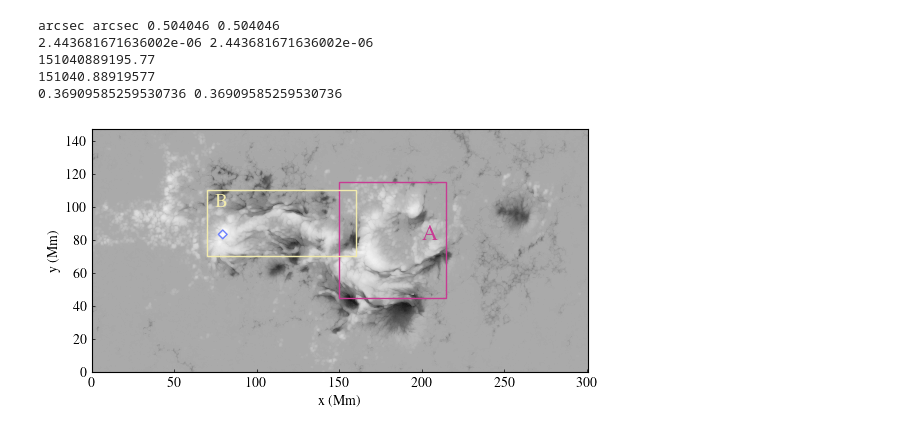
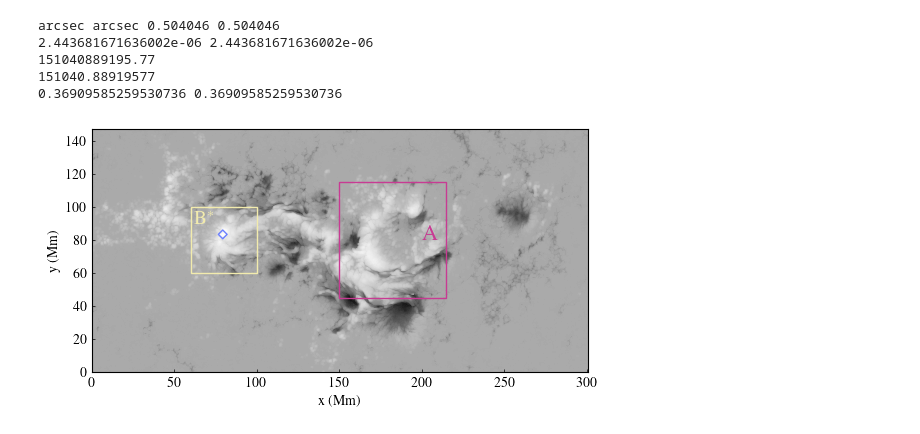
Before and after one commit to LMNadol/mflex, a Jupyter notebook: mhsflex/2024_cme_magnetograms.ipynb, the cells around one changed output. Drawn from its saved outputs; the diff is of its cells as text; code cells hidden in the pictures.

```diff
--- a/mhsflex/2024_cme_magnetograms.ipynb
+++ b/mhsflex/2024_cme_magnetograms.ipynb
@@ -532,37 +579,37 @@ C = ax.contourf(
 #     y_grid,
 #     data2d.bz,
 #     levels=(500, 2000),
 #     colors=[(0.576, 1.000, 0.271)],
 #     linewidths=1.0,
 # )
-ax.text(200, 80, "A", color=c5, fontsize=16)
-ax.text(75, 100, "B", color=c9, fontsize=14)
+ax.text(200, 80, r"A", color=c5, fontsize=16)
+ax.text(62, 90, r"B$^*$", color=c9, fontsize=14)
 ax.scatter(data2d.x[215], data2d.y[225], s=20, marker='D', facecolors='none', edgecolors=c2)
 currentAxis = plt.gca()
 currentAxis.add_patch(
     Rectangle(
         (150, 45), 65, 70, fill=None, alpha=1, zorder=10, color=c5, lw=1.0
     )
 )
 
 currentAxis = plt.gca()
 currentAxis.add_patch(
     Rectangle(
-        (70, 70), 90, 40, fill=None, alpha=1, zorder=10, color=c9, lw=1.0
+        (60, 60), 40, 40, fill=None, alpha=1, zorder=10, color=c9, lw=1.0
     )
 )
 
 ax.set_xlabel("x (Mm)")
 ax.set_ylabel("y (Mm)")
 ax.set_box_aspect(1)
 ax.tick_params(direction="in", length=2, width=0.5)
 # fig.colorbar(C, shrink=0.5)
 ax.set_box_aspect(data2d.ny / data2d.nx)
 plotname =  "/Users/lilli/Desktop/Thesis/May2024_flare/magnetograms/May9.png"
 plt.savefig(plotname, dpi=300, bbox_inches="tight", pad_inches=0.1)
 plt.show()
 # %% [output]
-[figure, old version]
+[figure, new version]
 # %%
 # result = Fido.search(
 #     a.Time("2024/5/9 14:00:00", "2024/5/9 14:01:00"),
```
Also changed, not shown: parts of 26 cells of this notebook, 2 other files.
